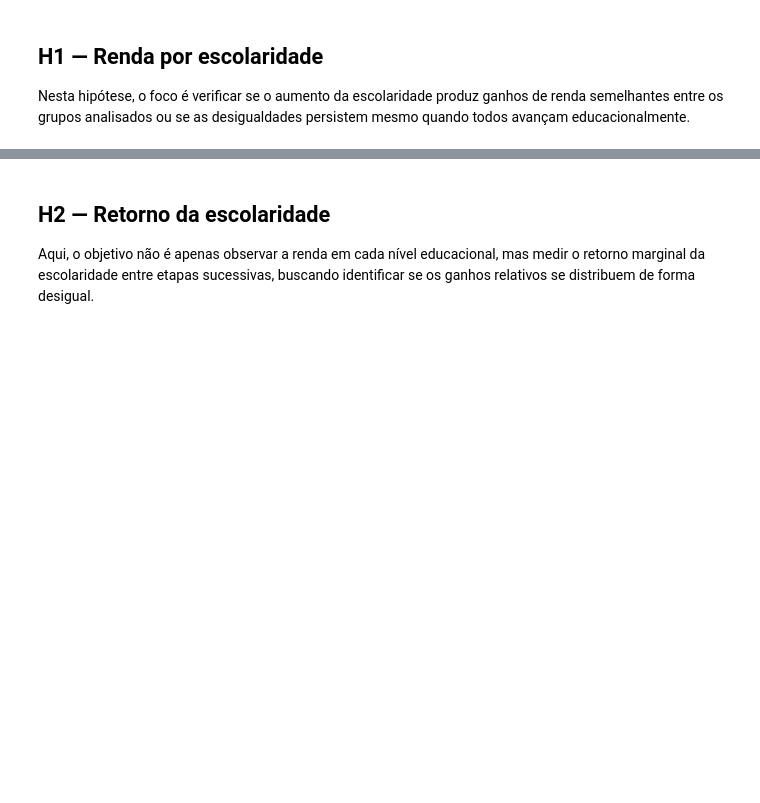
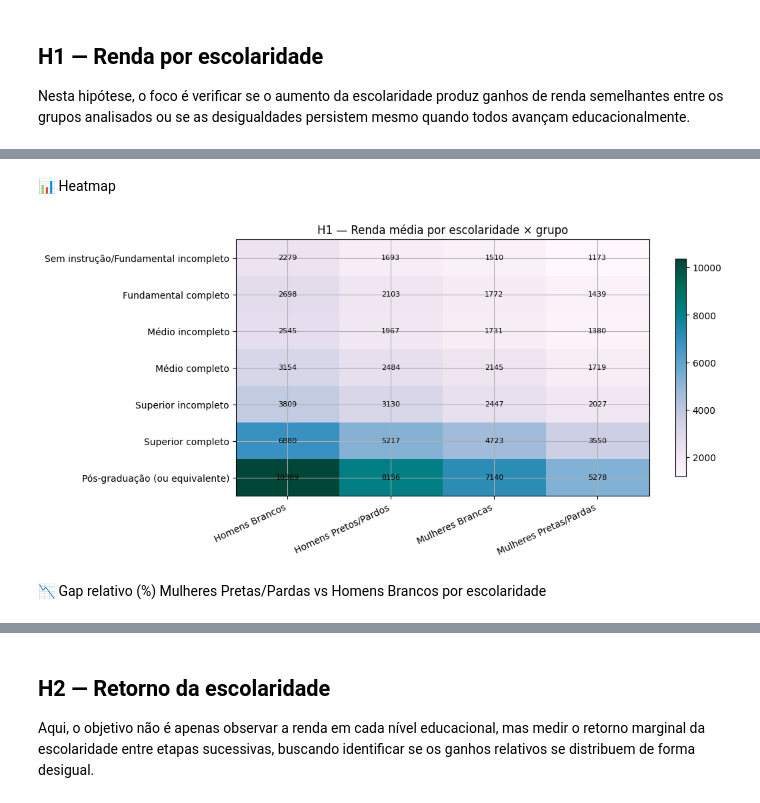
Before and after one commit to daninagem/tccpuc, a Jupyter notebook: notebook/notebook_jupyter.ipynb, the cells around one changed output, grey strips where cells are left out. Drawn from its saved outputs; the diff is of its cells as text; code cells hidden in the pictures; blank space fills up the shorter version.

```diff
--- a/notebook/notebook_jupyter.ipynb
+++ b/notebook/notebook_jupyter.ipynb
@@ -83,0 +515,18 @@ A célula abaixo fornece uma inspeção rápida da estrutura de dados usada ao l
+# %%
+df = prepare_base(
+    df_raw,
+    value_col=VALUE_COL,
+    weight_col=WEIGHT_COL,
+    idade_min=IDADE_MIN,
+    idade_max=IDADE_MAX
+)
+
+print(f"[INFO] Linhas após preparação: {len(df):,}")
+df_plot = df
+
+if WINSORIZE and VALUE_COL in df.columns:
+    cap = df[VALUE_COL].quantile(WINSORIZE_Q)
+    df_plot = df.copy()
+    df_plot[VALUE_COL] = np.minimum(df_plot[VALUE_COL], cap)
+
+    print(f"[INFO] Winsorização aplicada em q={WINSORIZE_Q}: teto = {fmt_money(cap)}")
@@ -87,0 +542,14 @@ Nesta hipótese, o foco é verificar se o aumento da escolaridade produz ganhos
+# %%
+tab_h1 = (
+    df_plot
+    .groupby(["escolaridade_desc", "grupo_h1"], observed=False)[[VALUE_COL, WEIGHT_COL]]
+    .apply(lambda g: wmean(g[VALUE_COL], g[WEIGHT_COL]))
+    .reset_index(name="renda_media")
+)
+
+piv_h1 = tab_h1.pivot(index="escolaridade_desc", columns="grupo_h1", values="renda_media")
+
+piv_h1 = piv_h1.reindex(SCHOOL_ORDER)
+piv_h1 = piv_h1[[c for c in GROUP_ORDER if c in piv_h1.columns]]
+
+display(piv_h1.round(2))
@@ -87,0 +566,14 @@ Nesta hipótese, o foco é verificar se o aumento da escolaridade produz ganhos
+# %% [markdown]
+📊 Heatmap
+# %%
+plot_heatmap_like(
+    piv_h1,
+    title="H1 — Renda média por escolaridade × grupo",
+    cmap="PuBuGn",
+    fmt=".0f",
+    show=SHOW_PLOTS
+)
+# %% [output]
+[figure, added]
+# %% [markdown]
+📉 Gap relativo (%) Mulheres Pretas/Pardas vs Homens Brancos por escolaridade
```
Also changed, not shown: parts of 125 cells of this notebook.
